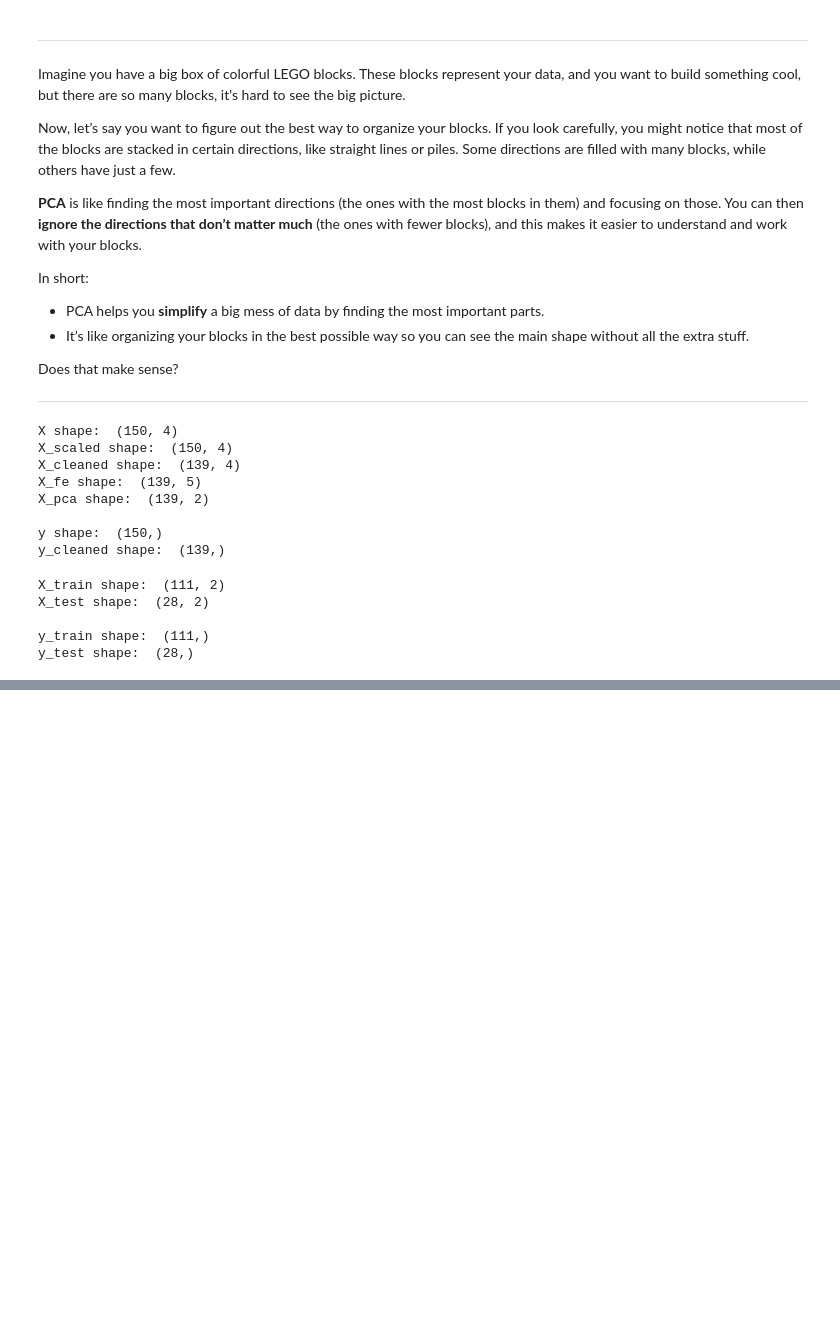
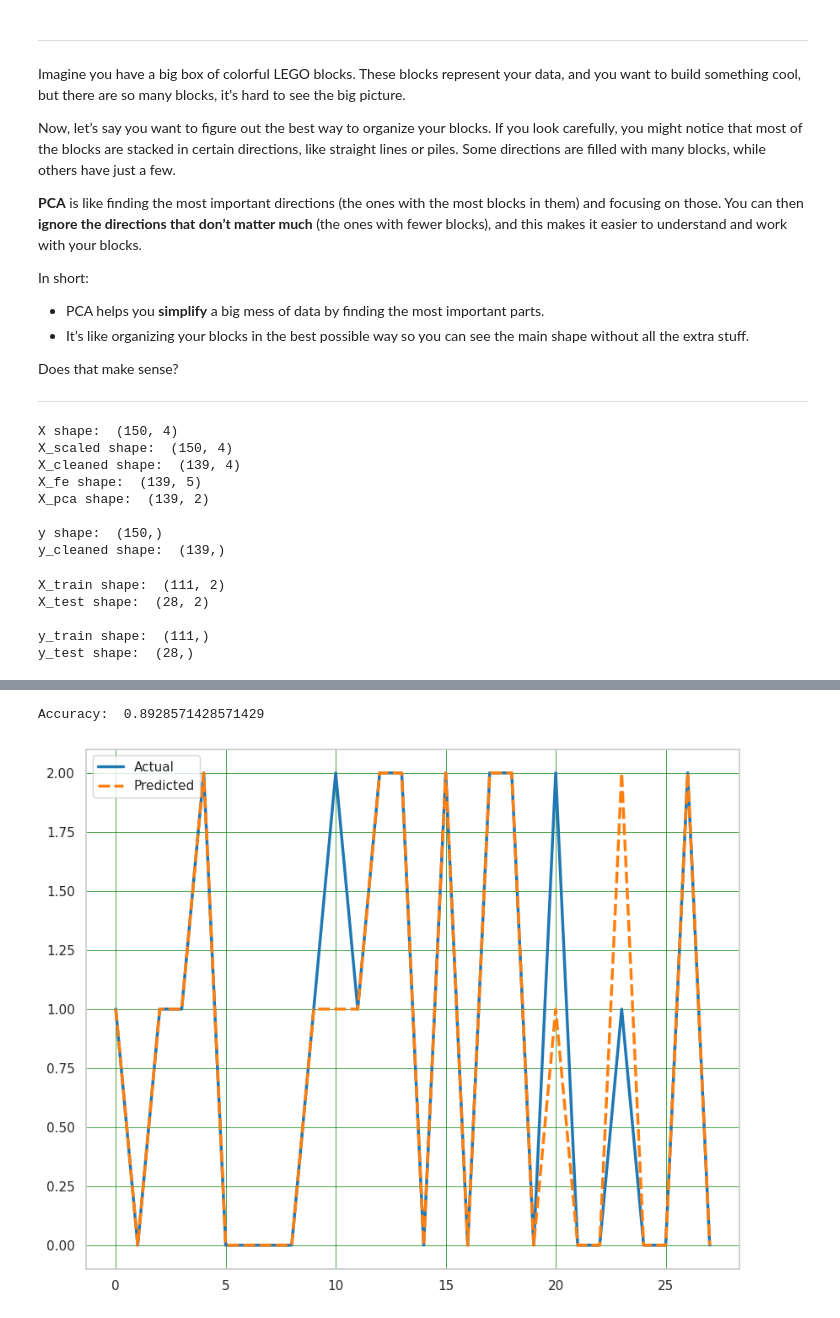
Before and after one commit to sabbir2609/edge_course, a Jupyter notebook: projects/iris_problem.ipynb, the cells around one changed output, grey strips where cells are left out. Drawn from its saved outputs; the diff is of its cells as text; code cells hidden in the pictures; blank space fills up the shorter version.

```diff
--- a/projects/iris_problem.ipynb
+++ b/projects/iris_problem.ipynb
@@ -187,0 +193,31 @@ y_test shape:  (28,)
+# %%
+# Model Building
+from sklearn.linear_model import LogisticRegression
+
+# instantiate the model
+classifier = LogisticRegression()
+
+# fit the model
+classifier.fit(X_train, y_train)
+
+# make predictions
+y_pred = classifier.predict(X_test)
+# %%
+from sklearn.metrics import accuracy_score
+
+# evaluate the model
+accuracy = accuracy_score(y_test, y_pred)
+print("Accuracy: ", accuracy)
+# %% [output]
+Accuracy:  0.8928571428571429
+# %%
+df = pd.DataFrame({'Actual': y_test, 'Predicted': y_pred})
+# Make the plot nicer with seaborn
+sns.set_theme(style="whitegrid")
+plt.figure(figsize=(10, 8))
+sns.lineplot(data=df, palette="tab10", linewidth=2.5)
+plt.grid(which='major', linestyle='-', linewidth='0.5', color='green')
+plt.grid(which='minor', linestyle=':', linewidth='0.5', color='black')
+plt.show()
+# %% [output]
+[figure, added]
```
Also changed, not shown: parts of 6 cells of this notebook.
